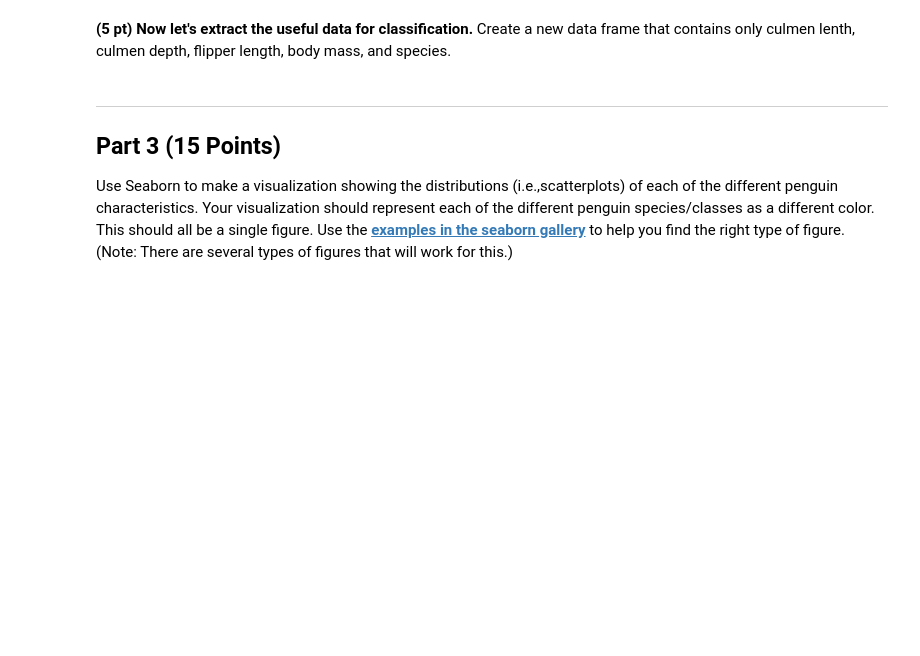
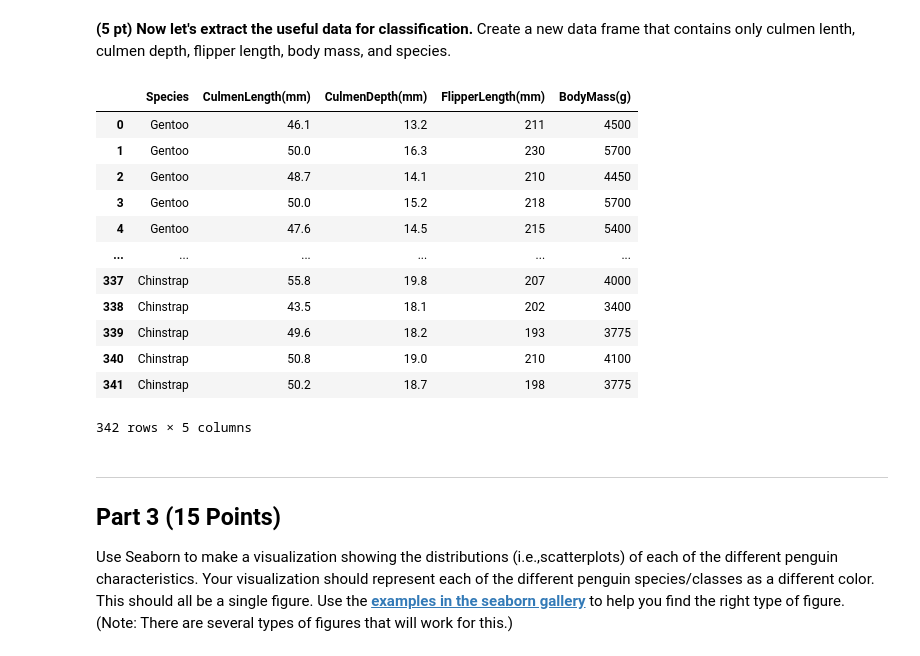
Before and after one commit to nikzuhairah/cmse202-s23-turnin, a Jupyter notebook: final/CMSE202-Final-Section001-STUDENT.ipynb, the cells around one changed output. Saved outputs shown, nothing was run; the diff lists cells and outputs as text; code cells hidden in the pictures; blank space fills up the shorter version.

```diff
--- a/final/CMSE202-Final-Section001-STUDENT.ipynb
+++ b/final/CMSE202-Final-Section001-STUDENT.ipynb
@@ -79,6 +89,22 @@ To get started, let’s grab the dataset we’ll be working with.
 **(5 pt) Now let's extract the useful data for classification.** Create a new data frame that contains only culmen lenth, culmen depth, flipper length, body mass, and species.
 # %%
 ## your code
+feature_data = data.drop(data.columns[[0, 1, 3, 4, 5, 6, 7, 12]], axis=1)
+feature_data
+# %% [output]
+|  | Species | CulmenLength(mm) | CulmenDepth(mm) | FlipperLength(mm) | BodyMass(g) |
+| 0 | Gentoo | 46.1 | 13.2 | 211 | 4500 |
+| 1 | Gentoo | 50.0 | 16.3 | 230 | 5700 |
+| 2 | Gentoo | 48.7 | 14.1 | 210 | 4450 |
+| 3 | Gentoo | 50.0 | 15.2 | 218 | 5700 |
+| 4 | Gentoo | 47.6 | 14.5 | 215 | 5400 |
+| ... | ... | ... | ... | ... | ... |
+| 337 | Chinstrap | 55.8 | 19.8 | 207 | 4000 |
+| 338 | Chinstrap | 43.5 | 18.1 | 202 | 3400 |
+| 339 | Chinstrap | 49.6 | 18.2 | 193 | 3775 |
+| 340 | Chinstrap | 50.8 | 19.0 | 210 | 4100 |
+| 341 | Chinstrap | 50.2 | 18.7 | 198 | 3775 |
+342 rows × 5 columns
 # %% [markdown]
 ---
 ## Part 3 (15 Points)
```
Also changed, not shown: parts of 5 cells of this notebook.
